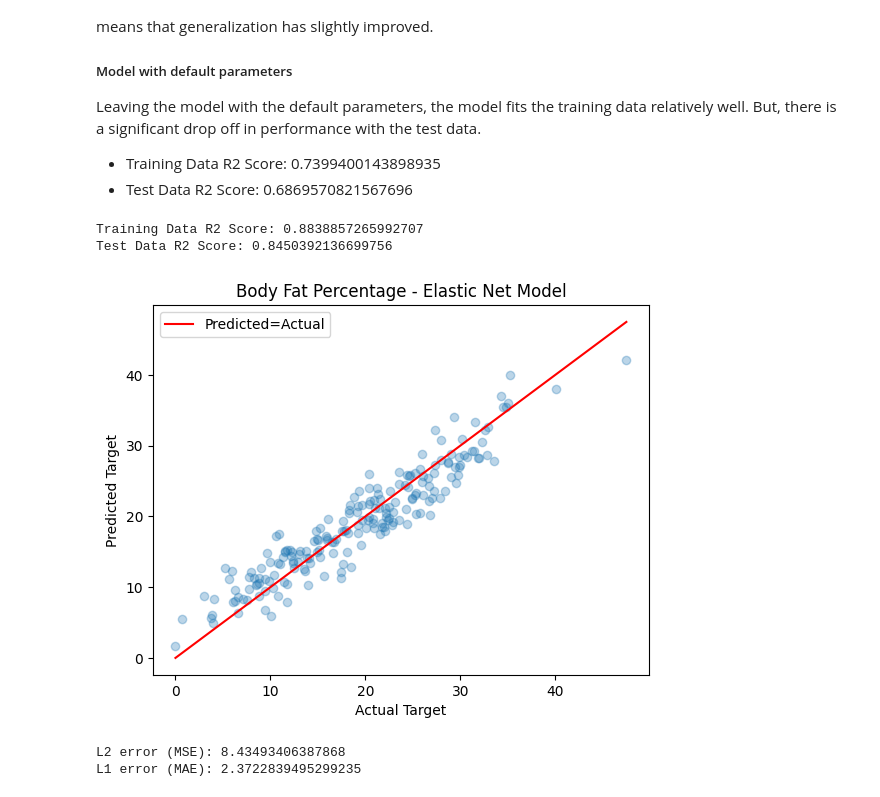
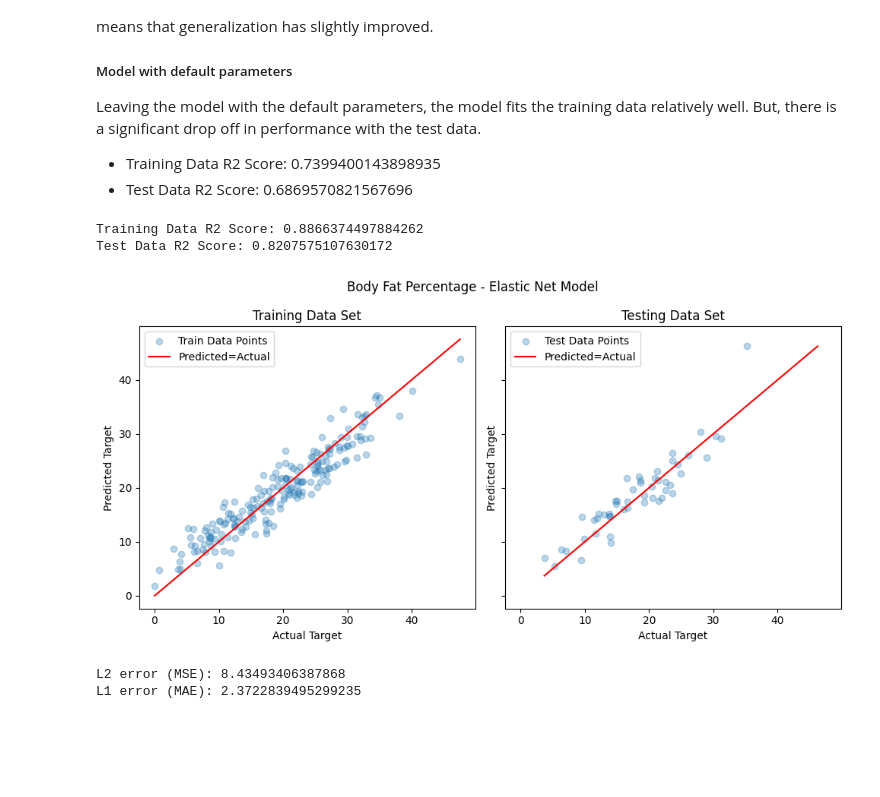
Before and after one commit to aidandig/dx602-final-project, a Jupyter notebook: project.ipynb, the cells around one changed output. Cells and saved outputs as stored; diff of their text form; code cells hidden in the pictures; blank space fills up the shorter version.

```diff
--- a/project.ipynb
+++ b/project.ipynb
@@ -510,6 +531,7 @@ elasticNet = ElasticNet(alpha=0.0005, l1_ratio=0.65)
 elasticNet.fit(X_train, y_train)
 
 y_pred_EN = elasticNet.predict(X_train)
+y_pred_EN_test = elasticNet.predict(X_test)
 # %% [markdown]
 ### Elastic Net Model - Modifications
 ##### What I learned about the parameters
@@ -530,25 +552,45 @@ Leaving the model with the default parameters, the model fits the training data
 - Training Data R2 Score: 0.7399400143898935
 - Test Data R2 Score: 0.6869570821567696
 # %%
-plt.scatter(y_train, y_pred_EN, alpha=0.3, label='Train Data Points')
-plt.xlabel("Actual Target")
-plt.ylabel("Predicted Target")
-plt.title("Body Fat Percentage - Elastic Net Model")
+fig, ax = plt.subplots(1, 2, sharex=True, sharey=True, figsize=(10,5))
 
-# Ideal fit line for Elastic Net
+# Plot Training Model Performance
+ax[0].scatter(y_train, y_pred_EN, alpha=0.3, label='Train Data Points')
+ax[0].set_xlabel("Actual Target")
+ax[0].set_ylabel("Predicted Target")
+ax[0].set_title("Training Data Set")
+
+# Ideal fit line for the Elastic Net
 min_EN = min(y_train.min(), y_pred_EN.min())
 max_EN = max(y_train.max(), y_pred_EN.max())
 ideal_line = [min_EN, max_EN]
 
-plt.plot(ideal_line, ideal_line, color='red', label='Predicted=Actual')
-plt.legend()
+ax[0].plot(ideal_line, ideal_line, color='red', label='Predicted=Actual')
+ax[0].legend()
+
+# Plot Testing Model Performance
+ax[1].scatter(y_test, y_pred_EN_test, alpha=0.3, label='Test Data Points')
+ax[1].set_xlabel("Actual Target")
+ax[1].set_ylabel("Predicted Target")
+ax[1].set_title("Testing Data Set")
+
+# Ideal fit line for the Elastic Net
+min_EN_test = min(y_test.min(), y_pred_EN_test.min())
+max_EN_test = max(y_test.max(), y_pred_EN_test.max())
+ideal_line_test = [min_EN_test, max_EN_test]
+
+ax[1].plot(ideal_line_test, ideal_line_test, color='red', label='Predicted=Actual')
+ax[1].legend(loc='upper left')
+
+fig.suptitle("Body Fat Percentage - Elastic Net Model")
+plt.tight_layout()
 
 print(f"Training Data R2 Score: {elasticNet.score(X_train, y_train)}")
 print(f"Test Data R2 Score: {elasticNet.score(X_test, y_test)}")
 # %% [output]
-Training Data R2 Score: 0.8838857265992707
-Test Data R2 Score: 0.8450392136699756
+Training Data R2 Score: 0.8866374497884262
+Test Data R2 Score: 0.8207575107630172
-[figure, old version]
+[figure, new version]
 # %%
 L2_error = mean_squared_error(y_train, y_pred_EN)
 L1_error = mean_absolute_error(y_train, y_pred_EN)
```
Also changed, not shown: parts of 7 cells of this notebook.
